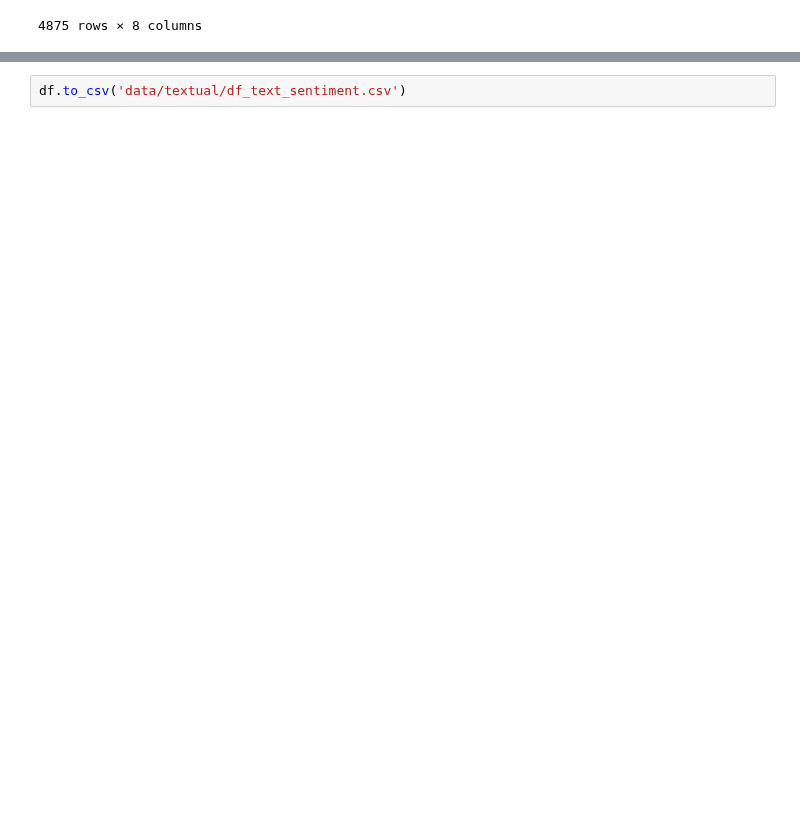
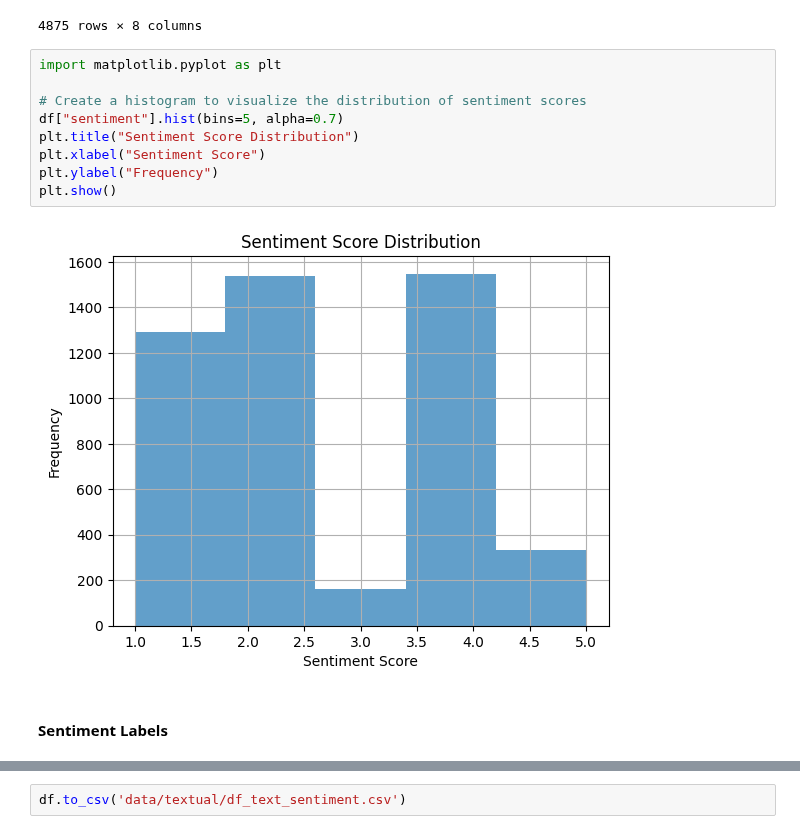
Before and after one commit to EthanFalcao/Sentiment-Analysis-in-Financial-Markets, a Jupyter notebook: 4. Sentiment_Analysis.ipynb, the cells around one changed output, grey strips where cells are left out. Saved outputs shown, nothing was run; the diff lists cells and outputs as text; blank space fills up the shorter version.

```diff
--- a/4. Sentiment_Analysis.ipynb
+++ b/4. Sentiment_Analysis.ipynb
@@ -124,3 +124,16 @@ df
 | 10000 | https://www.cnbc.com/2021/10/29/b... | Build Back Better Act would close... | 2021-10-29 16:37:29+00:00 | Greg Iacurci | Bitcoin, ethereum, dogecoin and o... | Proposed legislation unveiled Thu... | 222 | 1 |
 | 10002 | https://www.cnbc.com/2021/11/16/f... | Financial advisors struggle with ... | 2021-11-16 13:30:01+00:00 | Annie Nova | To invest or not to invest in cry... | Around five years ago, financial ... | 294 | 2 |
 4875 rows × 8 columns
+# %%
+import matplotlib.pyplot as plt
+
+# Create a histogram to visualize the distribution of sentiment scores
+df["sentiment"].hist(bins=5, alpha=0.7)
+plt.title("Sentiment Score Distribution")
+plt.xlabel("Sentiment Score")
+plt.ylabel("Frequency")
+plt.show()
+# %% [output]
+[figure, added]
+# %% [markdown]
+#### Sentiment Labels
```
Also changed, not shown: parts of 7 cells of this notebook, 4 other files.
